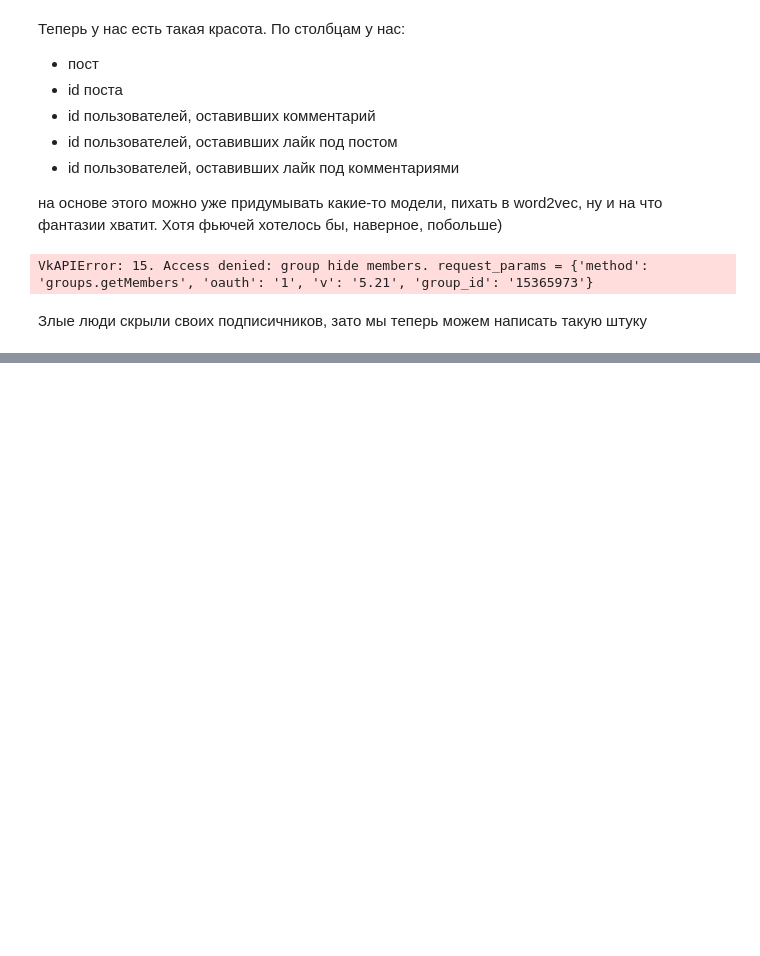
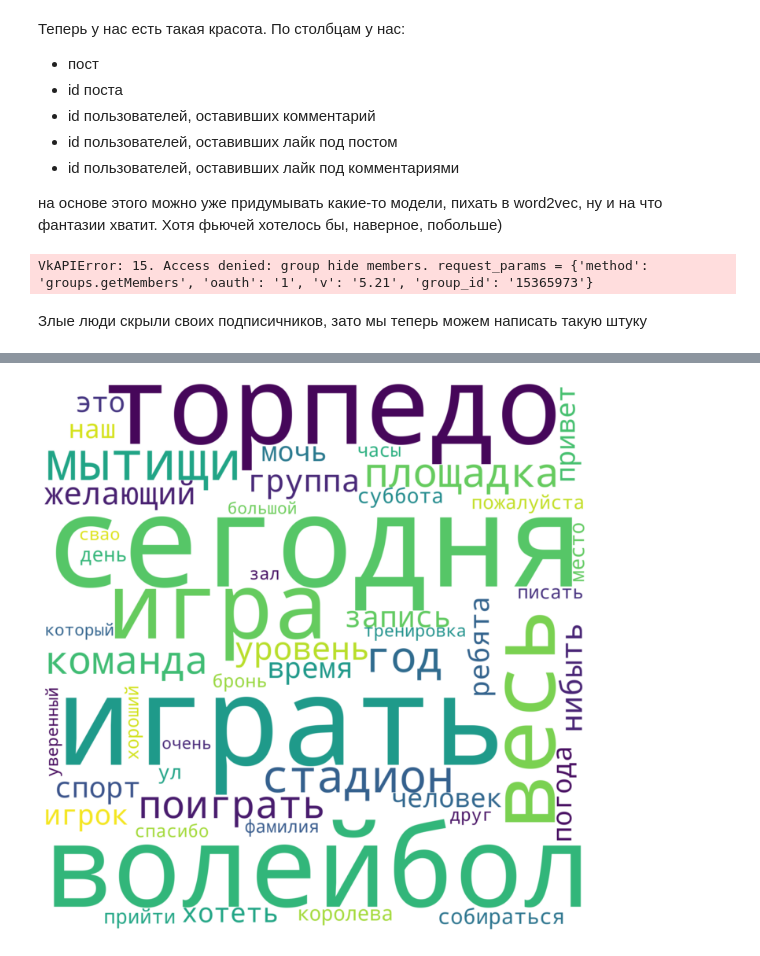
Before and after one commit to AlexDiakov/HSE_DPO_final_project, a Jupyter notebook: VK_ML.ipynb, the cells around one changed output, grey strips where cells are left out. Drawn from its saved outputs; the diff is of its cells as text; code cells hidden in the pictures; blank space fills up the shorter version.

```diff
--- a/VK_ML.ipynb
+++ b/VK_ML.ipynb
@@ -342,0 +636,5 @@ df_people.head()
+# %%
+df_post['like_comment'] = df_post['user_id_comment'].apply(lambda x: len(x))
+df_post['like_post'] = df_post['user_id_like'].apply(lambda x: len(x))
+df_post['like_comment_comment'] = df_post['like_comment_id'].apply(lambda x: len(x))
+df_post.head()
@@ -342,0 +842,2 @@ df_people.head()
+# %%
+df_post['target'] = df_post['like'].apply(lambda x: 1 if x > (np.percentile(df_post['like'], 95)) else 0)
@@ -342,0 +970,17 @@ df_people.head()
+# %%
+def clean_noise(text):
+    return_arr = []
+    for word in text.split():
+        if word not in noise:
+            return_arr.append(word)
+    return return_arr
+
+def count_word(text):
+    c_dict = Counter()
+    for word in text:
+        c_dict[word] += 1
+    return c_dict
+# %%
+df_post['counter'] = df_post['lemmas_text'].apply(clean_noise)
+df_post['counter'] = df_post['counter'].apply(count_word)
+full_counter = df_post['counter'].sum()
@@ -342,0 +1000,13 @@ df_people.head()
+# %%
+plt.figure(figsize=(10, 10))
+
+wc = WordCloud(width=1600, height=1600, background_color="white", relative_scaling=0.5,
+               collocations=True, min_font_size=10).generate_from_frequencies(dict(full_counter.most_common(50)))
+plt.axis("off")
+plt.imshow(wc, interpolation="bilinear")
+plt.xticks([])
+plt.yticks([])
+plt.tight_layout()
+plt.show()
+# %% [output]
+[figure, added]
```
Also changed, not shown: parts of 81 cells of this notebook.
